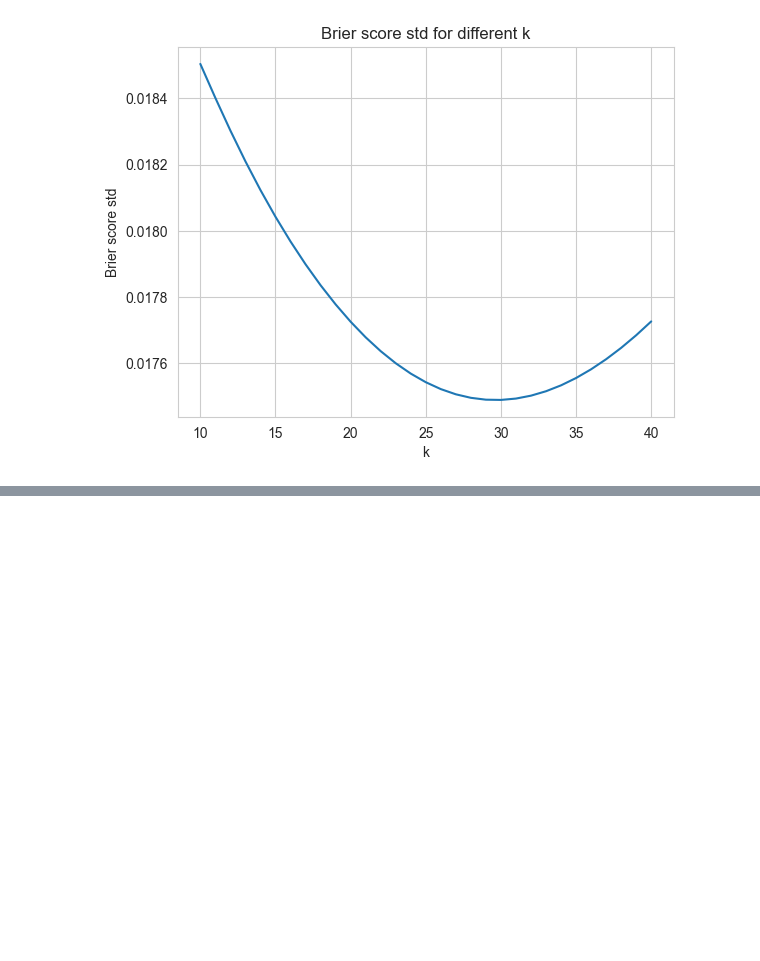
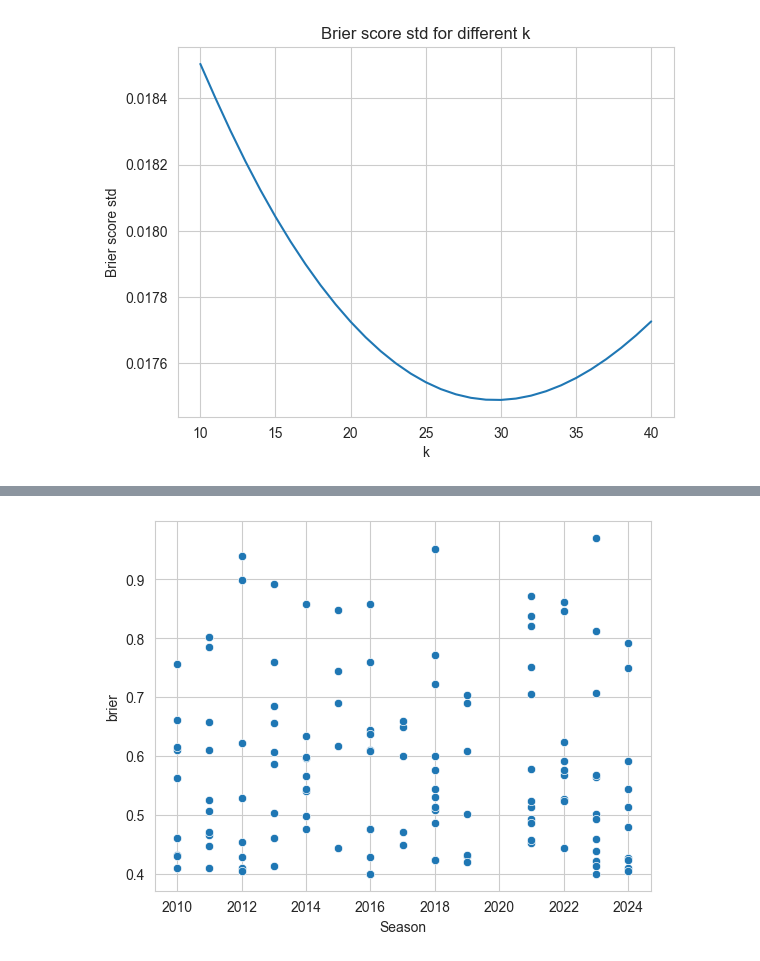
Before and after one commit to fantasy2fry/march-ml-madness-2025, a Jupyter notebook: src/fantasy2fry/elo_coach_team.ipynb, the cells around one changed output, grey strips where cells are left out. Drawn from its saved outputs; the diff is of its cells as text; code cells hidden in the pictures; blank space fills up the shorter version.

```diff
--- a/src/fantasy2fry/elo_coach_team.ipynb
+++ b/src/fantasy2fry/elo_coach_team.ipynb
@@ -715,3 +715,6 @@ plt.title('Brier score std for different k')
 plt.show()
 # %% [output]
 [figure]
+# %%
+tournament['brier'] = (tournament['Pred_combined']-1) ** 2
+tournament
@@ -717,0 +751,6 @@ plt.show()
+# %%
+#create
+sns.scatterplot(data=tournament[tournament['brier']>0.40], x='Season', y='brier')
+plt.show()
+# %% [output]
+[figure, added]
```
Also changed, not shown: parts of 2 cells of this notebook, 2 other files.
